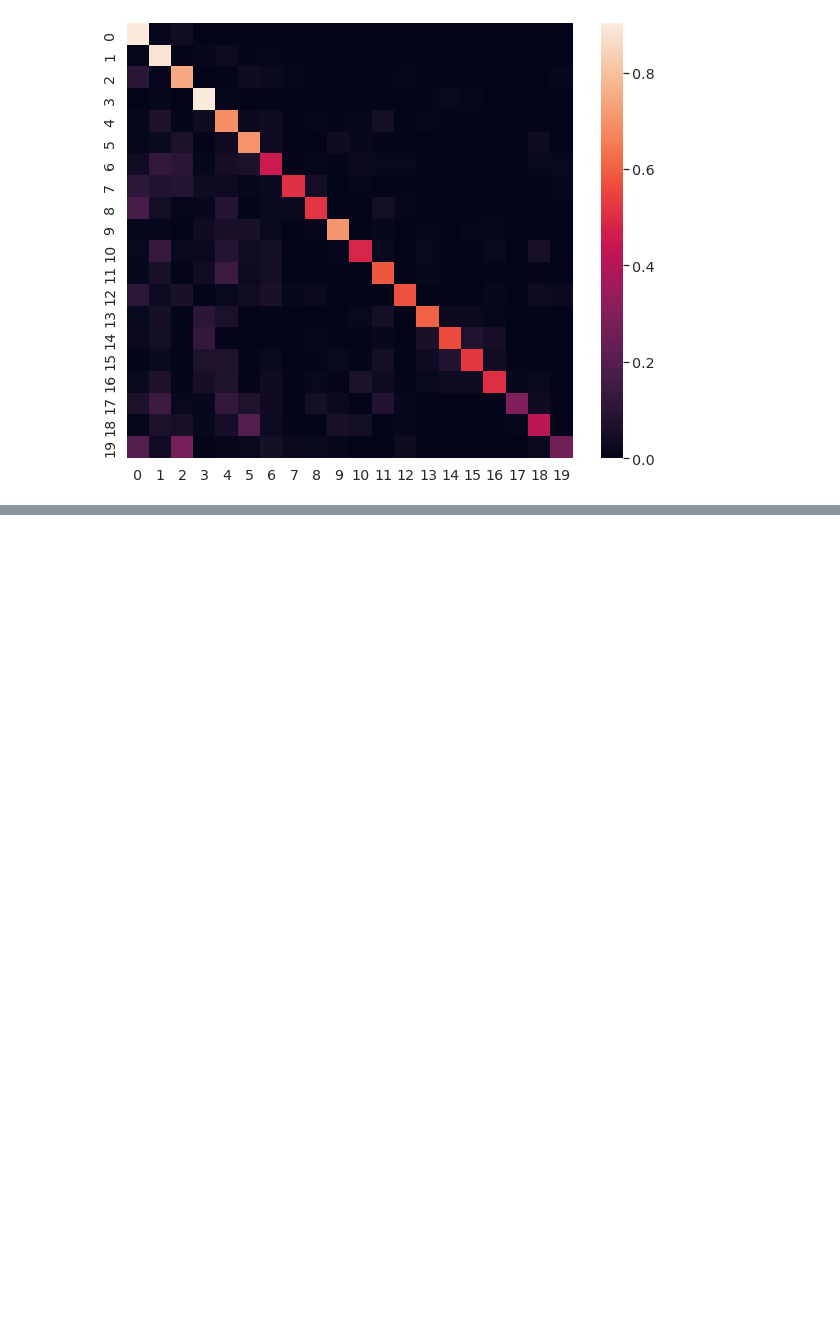
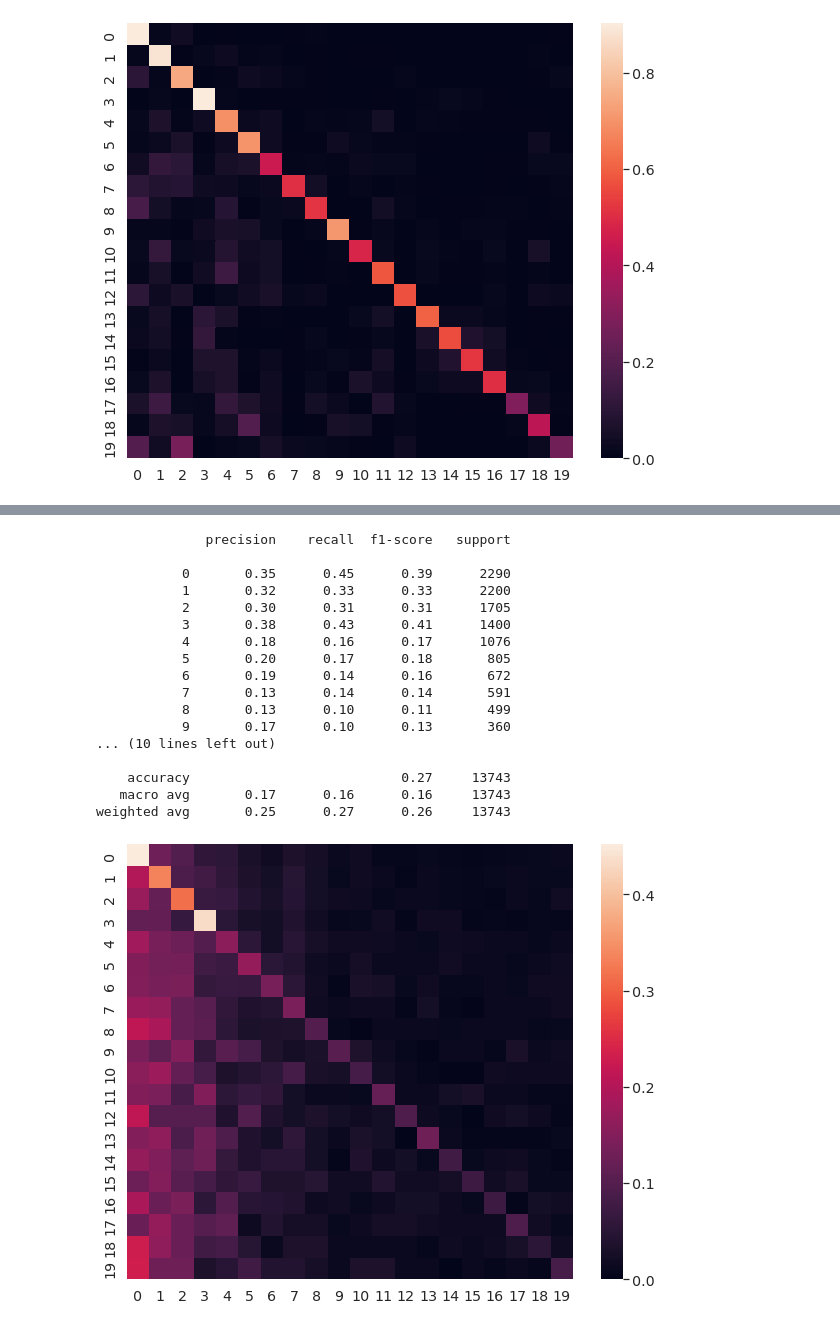
Before and after one commit to pa-shk/automatic-authorship-attribution, a Jupyter notebook: coursework_ml.ipynb, the cells around one changed output, grey strips where cells are left out. Cells and saved outputs as stored; diff of their text form; code cells hidden in the pictures; blank space fills up the shorter version.

```diff
--- a/coursework_ml.ipynb
+++ b/coursework_ml.ipynb
@@ -846,0 +933,25 @@ weighted avg       0.73      0.73      0.72     13743
+# %%
+from sklearn.neighbors import KNeighborsClassifier
+neigh = KNeighborsClassifier(n_neighbors=1, metric='cosine')
+neigh.fit(X_train, y_train)
+y_pred = neigh.predict(X_test)
+show_eval_report(y_test, y_pred)
+# %% [output]
+              precision    recall  f1-score   support
+
+           0       0.35      0.45      0.39      2290
+           1       0.32      0.33      0.33      2200
+           2       0.30      0.31      0.31      1705
+           3       0.38      0.43      0.41      1400
+           4       0.18      0.16      0.17      1076
+           5       0.20      0.17      0.18       805
+           6       0.19      0.14      0.16       672
+           7       0.13      0.14      0.14       591
+           8       0.13      0.10      0.11       499
+           9       0.17      0.10      0.13       360
+... (10 lines left out)
+
+    accuracy                           0.27     13743
+   macro avg       0.17      0.16      0.16     13743
+weighted avg       0.25      0.27      0.26     13743
+[figure, added]
```
Also changed, not shown: parts of 44 cells of this notebook.
